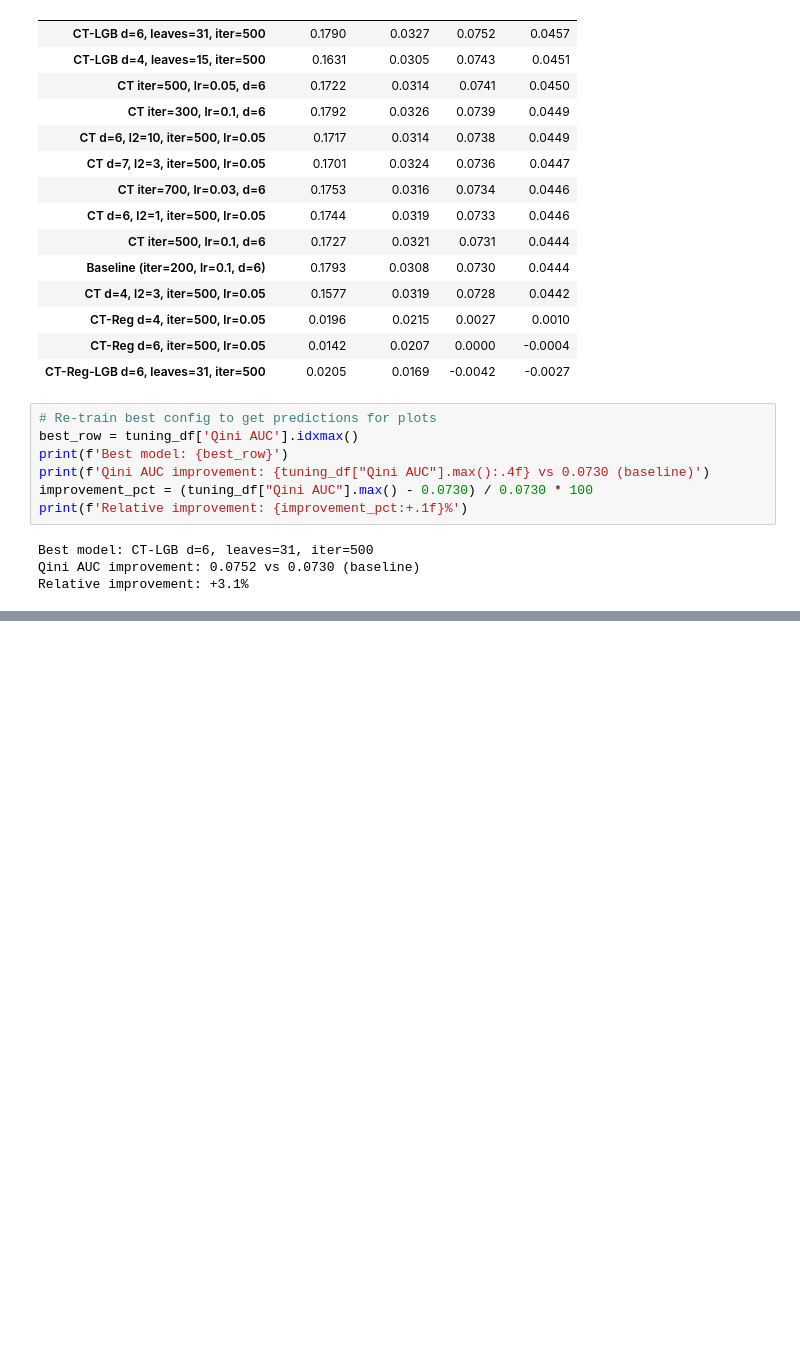
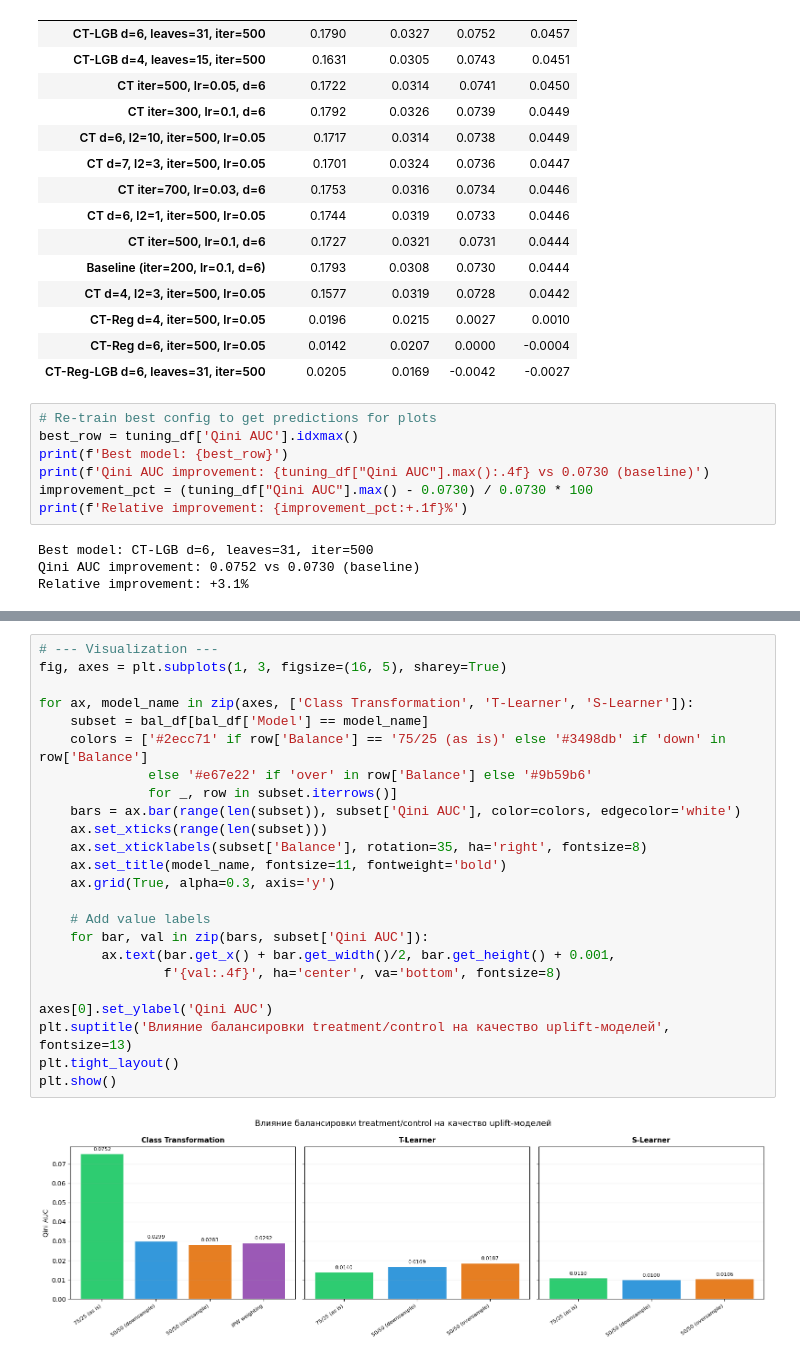
Before and after one commit to Xlemon5/lenta-uplift-modeling, a Jupyter notebook: modeling.ipynb, the cells around one changed output, grey strips where cells are left out. Cells and saved outputs as stored; diff of their text form; blank space fills up the shorter version.

```diff
--- a/modeling.ipynb
+++ b/modeling.ipynb
@@ -645,0 +832,26 @@ Relative improvement: +3.1%
+# %%
+# --- Visualization ---
+fig, axes = plt.subplots(1, 3, figsize=(16, 5), sharey=True)
+
+for ax, model_name in zip(axes, ['Class Transformation', 'T-Learner', 'S-Learner']):
+    subset = bal_df[bal_df['Model'] == model_name]
+    colors = ['#2ecc71' if row['Balance'] == '75/25 (as is)' else '#3498db' if 'down' in row['Balance']
+              else '#e67e22' if 'over' in row['Balance'] else '#9b59b6'
+              for _, row in subset.iterrows()]
+    bars = ax.bar(range(len(subset)), subset['Qini AUC'], color=colors, edgecolor='white')
+    ax.set_xticks(range(len(subset)))
+    ax.set_xticklabels(subset['Balance'], rotation=35, ha='right', fontsize=8)
+    ax.set_title(model_name, fontsize=11, fontweight='bold')
+    ax.grid(True, alpha=0.3, axis='y')
+
+    # Add value labels
+    for bar, val in zip(bars, subset['Qini AUC']):
+        ax.text(bar.get_x() + bar.get_width()/2, bar.get_height() + 0.001,
+                f'{val:.4f}', ha='center', va='bottom', fontsize=8)
+
+axes[0].set_ylabel('Qini AUC')
+plt.suptitle('Влияние балансировки treatment/control на качество uplift-моделей', fontsize=13)
+plt.tight_layout()
+plt.show()
+# %% [output]
+[figure, added]
```
Also changed, not shown: parts of 16 cells of this notebook, 2 other files.
